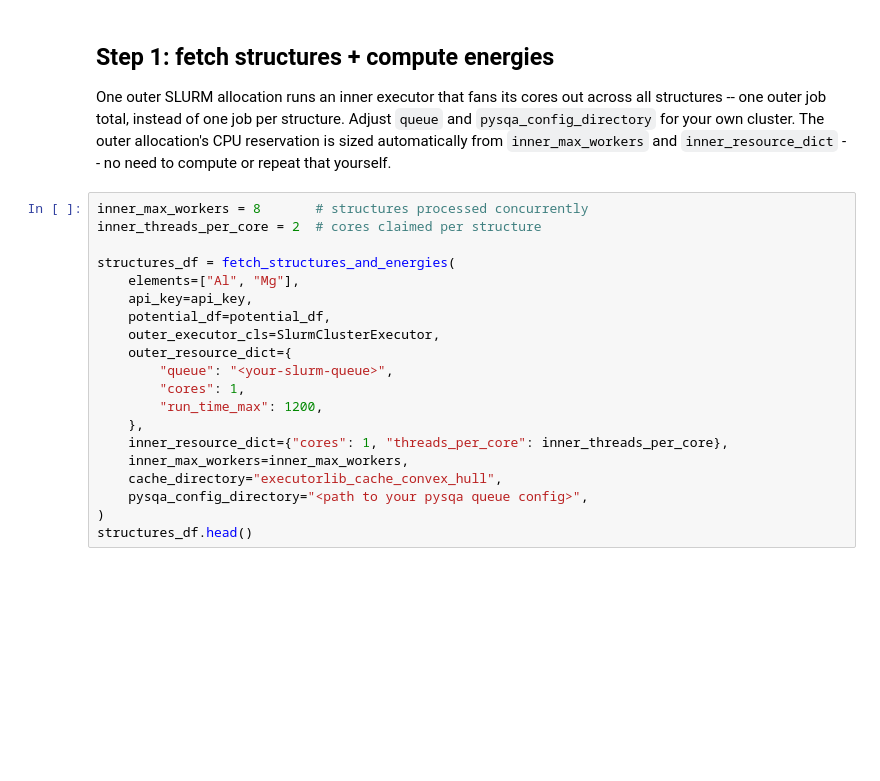
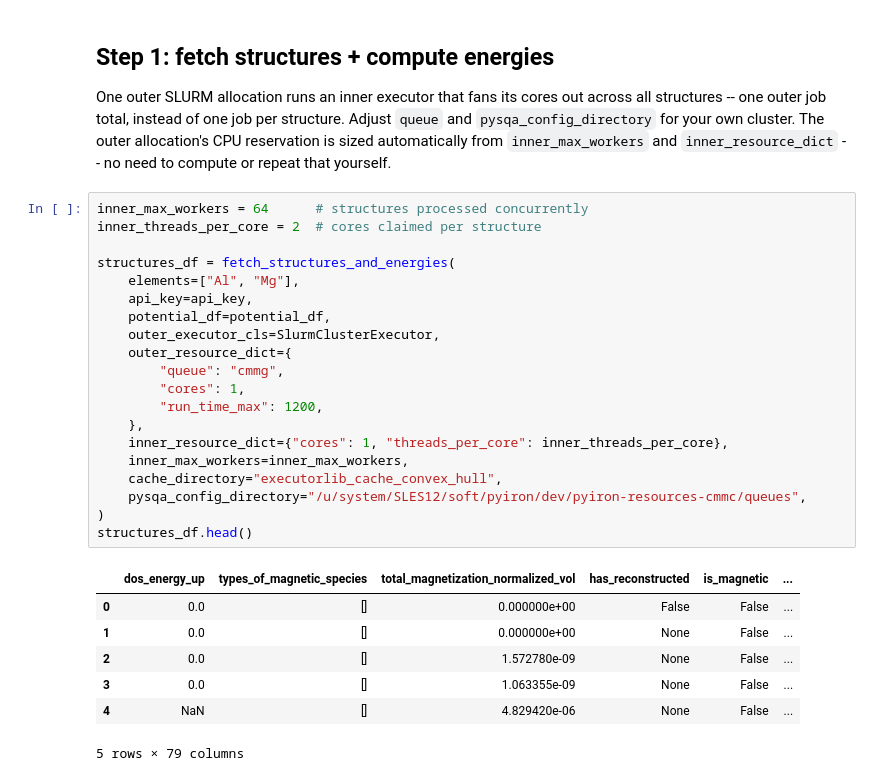
Before and after one commit to prabhath-c/phase_diagram_workflows, a Jupyter notebook: notebooks/ConvexHull_MaterialsProject.ipynb, the cells around one changed output. Drawn from its saved outputs; the diff is of its cells as text; blank space fills up the shorter version.

```diff
--- a/notebooks/ConvexHull_MaterialsProject.ipynb
+++ b/notebooks/ConvexHull_MaterialsProject.ipynb
@@ -52,25 +58,33 @@ potential_df["Config"] = potential_df["Config"].apply(lambda cfg: [s if s.endswi
 
 One outer SLURM allocation runs an inner executor that fans its cores out across all structures -- one outer job total, instead of one job per structure. Adjust `queue` and `pysqa_config_directory` for your own cluster. The outer allocation's CPU reservation is sized automatically from `inner_max_workers` and `inner_resource_dict` -- no need to compute or repeat that yourself.
 # %%
-inner_max_workers = 8       # structures processed concurrently
+inner_max_workers = 64      # structures processed concurrently
 inner_threads_per_core = 2  # cores claimed per structure
 
 structures_df = fetch_structures_and_energies(
     elements=["Al", "Mg"],
     api_key=api_key,
     potential_df=potential_df,
     outer_executor_cls=SlurmClusterExecutor,
     outer_resource_dict={
-        "queue": "<your-slurm-queue>",
+        "queue": "cmmg",
         "cores": 1,
         "run_time_max": 1200,
     },
     inner_resource_dict={"cores": 1, "threads_per_core": inner_threads_per_core},
     inner_max_workers=inner_max_workers,
     cache_directory="executorlib_cache_convex_hull",
-    pysqa_config_directory="<path to your pysqa queue config>",
+    pysqa_config_directory="/u/system/SLES12/soft/pyiron/dev/pyiron-resources-cmmc/queues",
 )
 structures_df.head()
+# %% [output]
+|  | dos_energy_up | types_of_magnetic_species | total_magnetization_normalized_vol | has_reconstructed | is_magnetic | ... |
+| 0 | 0.0 | [] | 0.000000e+00 | False | False | ... |
+| 1 | 0.0 | [] | 0.000000e+00 | None | False | ... |
+| 2 | 0.0 | [] | 1.572780e-09 | None | False | ... |
+| 3 | 0.0 | [] | 1.063355e-09 | None | False | ... |
+| 4 | NaN | [] | 4.829420e-06 | None | False | ... |
+5 rows × 79 columns
 # %% [markdown]
 ## Step 2: convex hull
 
```
Also changed, not shown: parts of 6 cells of this notebook, 4 other files.
